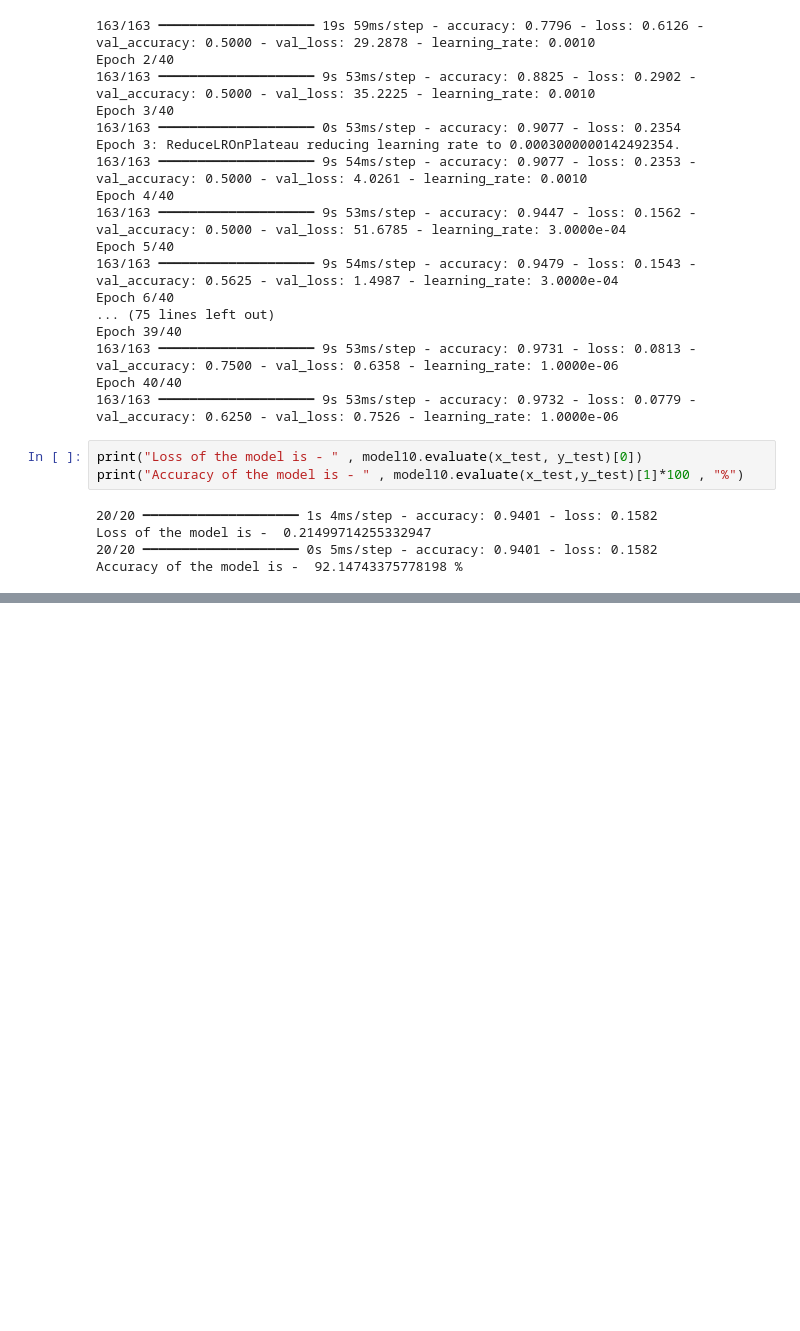
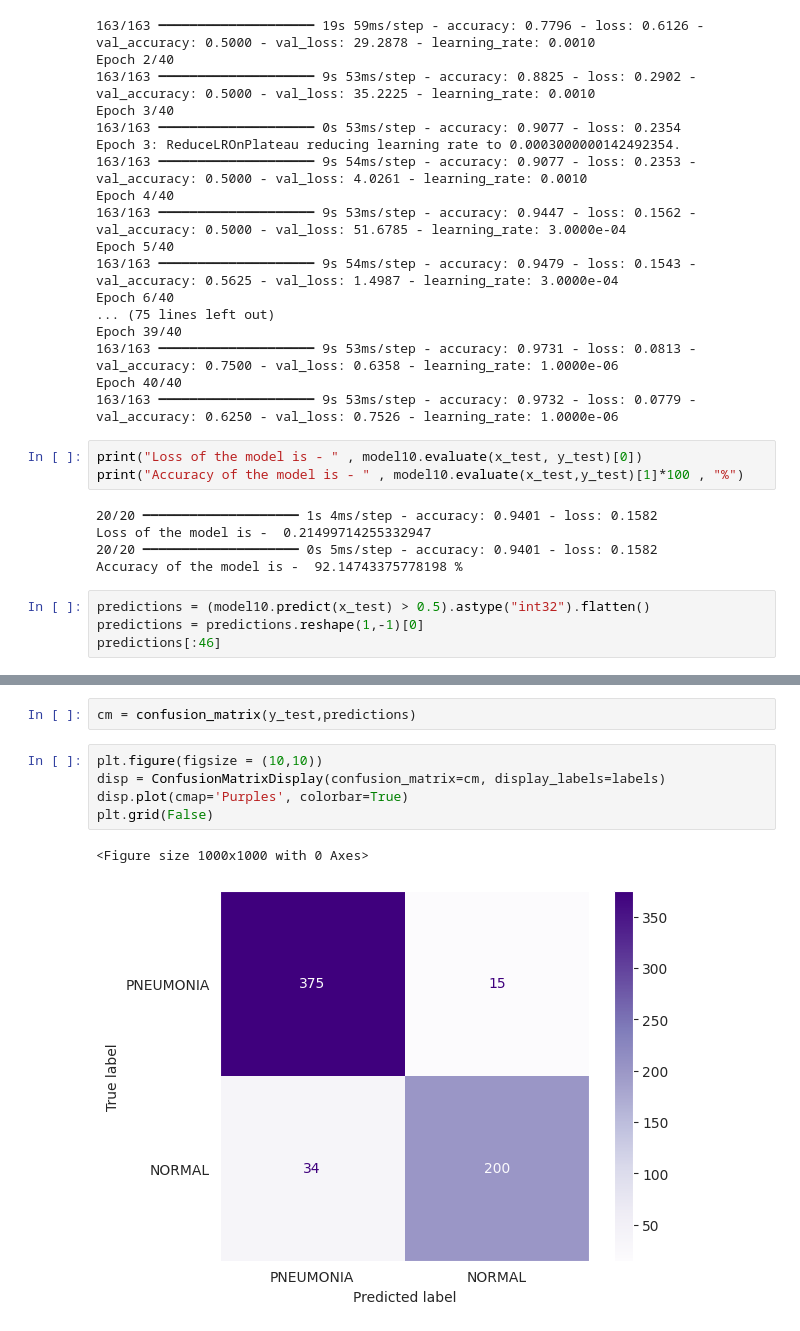
Before and after one commit to GabrielaGroenenewegenVanDerWeijden/DS_Ass2, a Jupyter notebook: main.ipynb, the cells around one changed output, grey strips where cells are left out. Saved outputs shown, nothing was run; the diff lists cells and outputs as text; blank space fills up the shorter version.

Commit message:
Added the confustion matrix and scores

```diff
--- a/main.ipynb
+++ b/main.ipynb
@@ -537,3 +537,7 @@ print("Accuracy of the model is - " , model10.evaluate(x_test,y_test)[1]*100 , "
 Loss of the model is -  0.21499714255332947
 20/20 ━━━━━━━━━━━━━━━━━━━━ 0s 5ms/step - accuracy: 0.9401 - loss: 0.1582
 Accuracy of the model is -  92.14743375778198 %
+# %%
+predictions = (model10.predict(x_test) > 0.5).astype("int32").flatten()
+predictions = predictions.reshape(1,-1)[0]
+predictions[:46]
@@ -539,0 +560,10 @@ Accuracy of the model is -  92.14743375778198 %
+# %%
+cm = confusion_matrix(y_test,predictions)
+# %%
+plt.figure(figsize = (10,10))
+disp = ConfusionMatrixDisplay(confusion_matrix=cm, display_labels=labels)
+disp.plot(cmap='Purples', colorbar=True)
+plt.grid(False)
+# %% [output]
+<Figure size 1000x1000 with 0 Axes>
+[figure, added]
```
Also changed, not shown: parts of 2 cells of this notebook.
